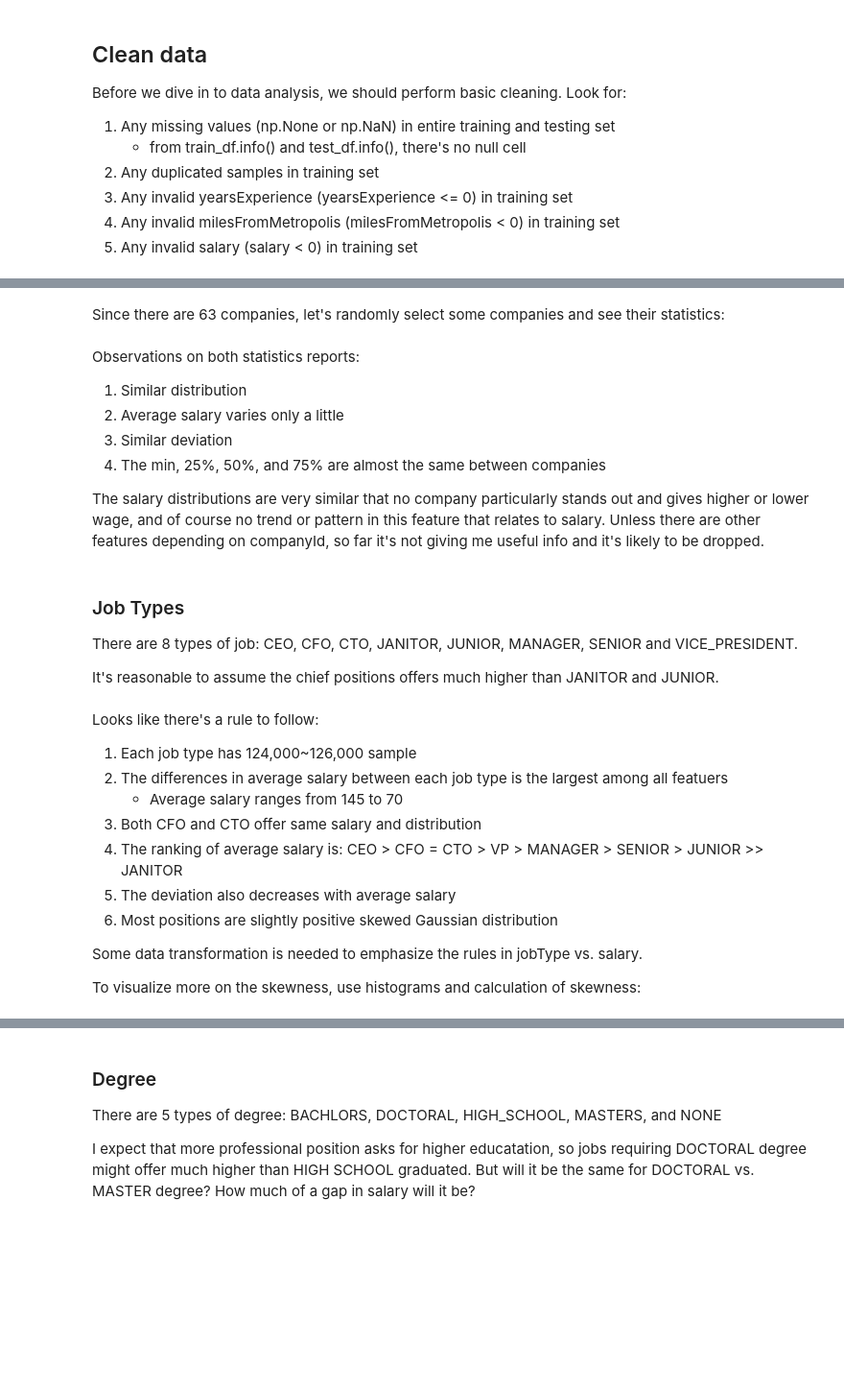
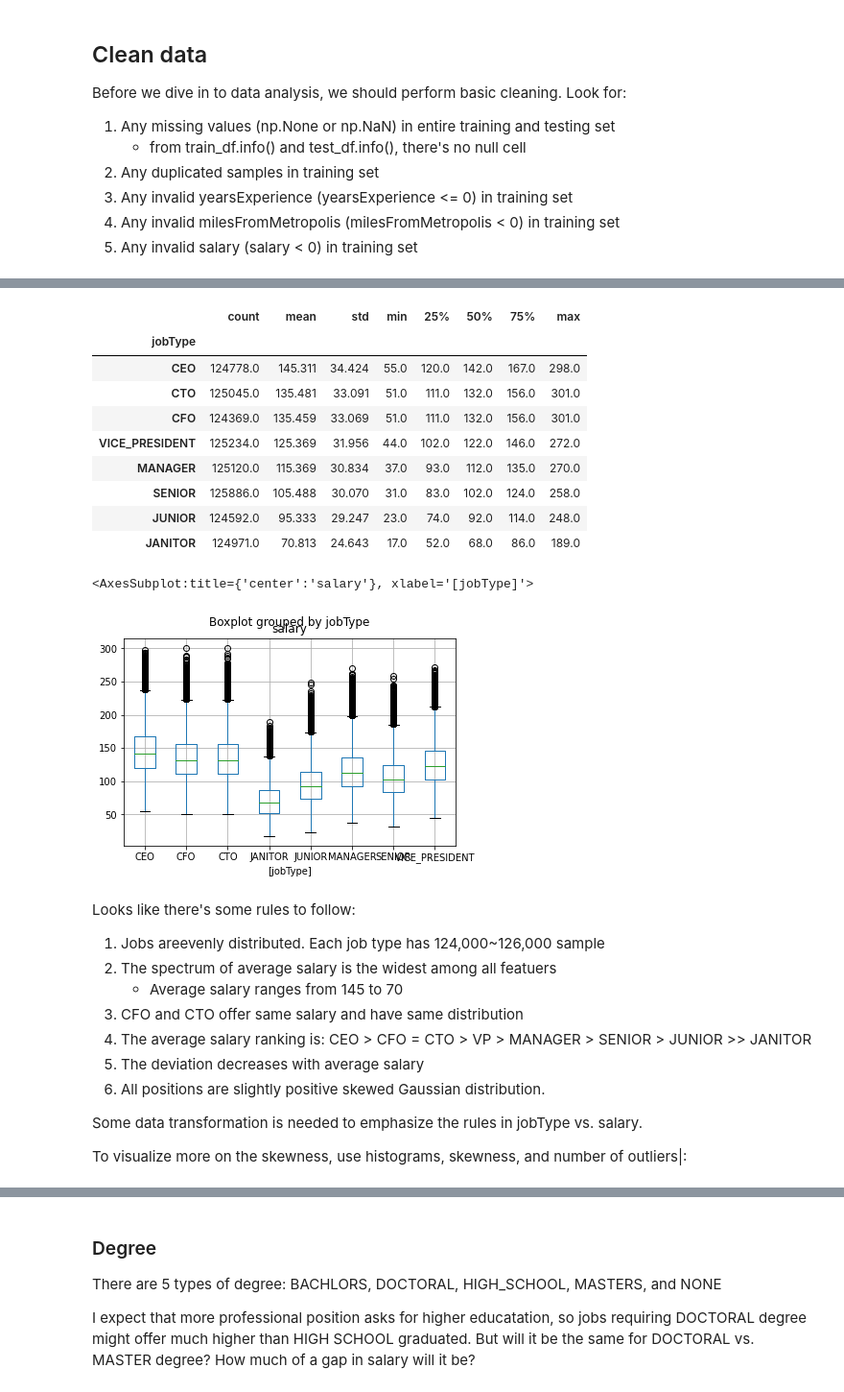
Before and after one commit to jenny-chou/Salary-Prediction, a Jupyter notebook: ML_approach/Salary_Prediction_Analysis.ipynb, the cells around one changed output, grey strips where cells are left out. Shown at 96% size. Drawn from its saved outputs; the diff is of its cells as text; code cells hidden in the pictures; blank space fills up the shorter version.

```diff
--- a/ML_approach/Salary_Prediction_Analysis.ipynb
+++ b/ML_approach/Salary_Prediction_Analysis.ipynb
@@ -93,4 +203,16 @@ In real-life, if a company is well-known or an international organization, the s
 # %%
-train_df.groupby(['companyId']).salary.describe().sort_values('mean', ascending=False)
+display(train_df.groupby(['jobType']).salary.describe().sort_values(by='mean', ascending=False))
+train_df[['jobType', 'salary']].boxplot(by='jobType')
+# %% [output]
+|  | count | mean | std | min | 25% | 50% | 75% | max |
+| jobType |  |  |  |  |  |  |  |  |
+| CEO | 124778.0 | 145.311 | 34.424 | 55.0 | 120.0 | 142.0 | 167.0 | 298.0 |
+| CTO | 125045.0 | 135.481 | 33.091 | 51.0 | 111.0 | 132.0 | 156.0 | 301.0 |
+| CFO | 124369.0 | 135.459 | 33.069 | 51.0 | 111.0 | 132.0 | 156.0 | 301.0 |
+| VICE_PRESIDENT | 125234.0 | 125.369 | 31.956 | 44.0 | 102.0 | 122.0 | 146.0 | 272.0 |
+| MANAGER | 125120.0 | 115.369 | 30.834 | 37.0 | 93.0 | 112.0 | 135.0 | 270.0 |
+| SENIOR | 125886.0 | 105.488 | 30.070 | 31.0 | 83.0 | 102.0 | 124.0 | 258.0 |
+| JUNIOR | 124592.0 | 95.333 | 29.247 | 23.0 | 74.0 | 92.0 | 114.0 | 248.0 |
+| JANITOR | 124971.0 | 70.813 | 24.643 | 17.0 | 52.0 | 68.0 | 86.0 | 189.0 |
+<AxesSubplot:title={'center':'salary'}, xlabel='[jobType]'>
+[figure, added]
-# %% [markdown]
-Since there are 63 companies, let's randomly select some companies and see their statistics:
@@ -111,13 +218,0 @@ plt.show()
-# %% [markdown]
-Observations on both statistics reports:
-1. Similar distribution
-2. Average salary varies only a little
-3. Similar deviation
-4. The min, 25%, 50%, and 75% are almost the same between companies
-
-The salary distributions are very similar that no company particularly stands out and gives higher or lower wage, and of course no trend or pattern in this feature that relates to salary. Unless there are other features depending on companyId, so far it's not giving me useful info and it's likely to be dropped.
-# %% [markdown]
-### Job Types
-There are 8 types of job: CEO, CFO, CTO, JANITOR, JUNIOR, MANAGER, SENIOR and VICE_PRESIDENT.
-
-It's reasonable to assume the chief positions offers much higher than JANITOR and JUNIOR.
@@ -127,16 +219,16 @@ train_df[['jobType', 'salary']].boxplot(by='jobType')
 # %% [markdown]
-Looks like there's a rule to follow:
-1. Each job type has 124,000~126,000 sample
-2. The differences in average salary between each job type is the largest among all featuers
+Looks like there's some rules to follow:
+1. Jobs areevenly distributed. Each job type has 124,000~126,000 sample
+2. The spectrum of average salary is the widest among all featuers
     * Average salary ranges from 145 to 70
-3. Both CFO and CTO offer same salary and distribution
-4. The ranking of average salary is: CEO > CFO = CTO > VP > MANAGER > SENIOR > JUNIOR >> JANITOR
-5. The deviation also decreases with average salary
-6. Most positions are slightly positive skewed Gaussian distribution
+3. CFO and CTO offer same salary and have same distribution
+4. The average salary ranking is: CEO > CFO = CTO > VP > MANAGER > SENIOR > JUNIOR >> JANITOR
+5. The deviation decreases with average salary
+6. All positions are slightly positive skewed Gaussian distribution.
 
 Some data transformation is needed to emphasize the rules in jobType vs. salary.
 
-To visualize more on the skewness, use histograms and calculation of skewness:
+To visualize more on the skewness, use histograms, skewness, and number of outliers|:
 # %%
 jobTypes = train_df.jobType.unique()
 plt.figure(figsize = (14, 6))
```
Also changed, not shown: parts of 110 cells of this notebook.
